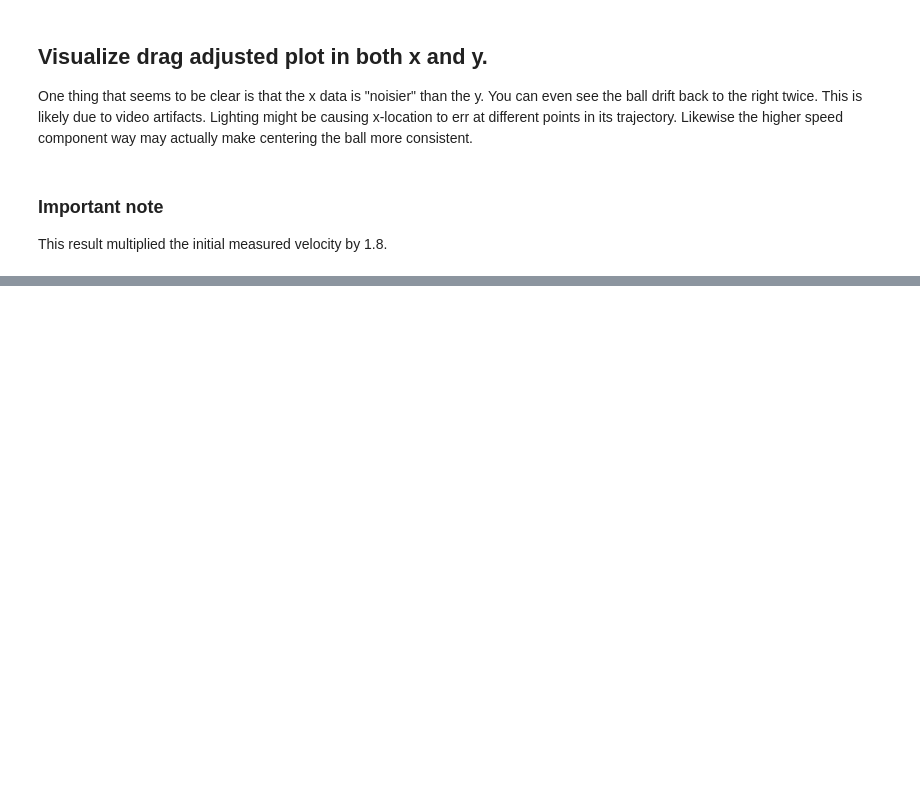
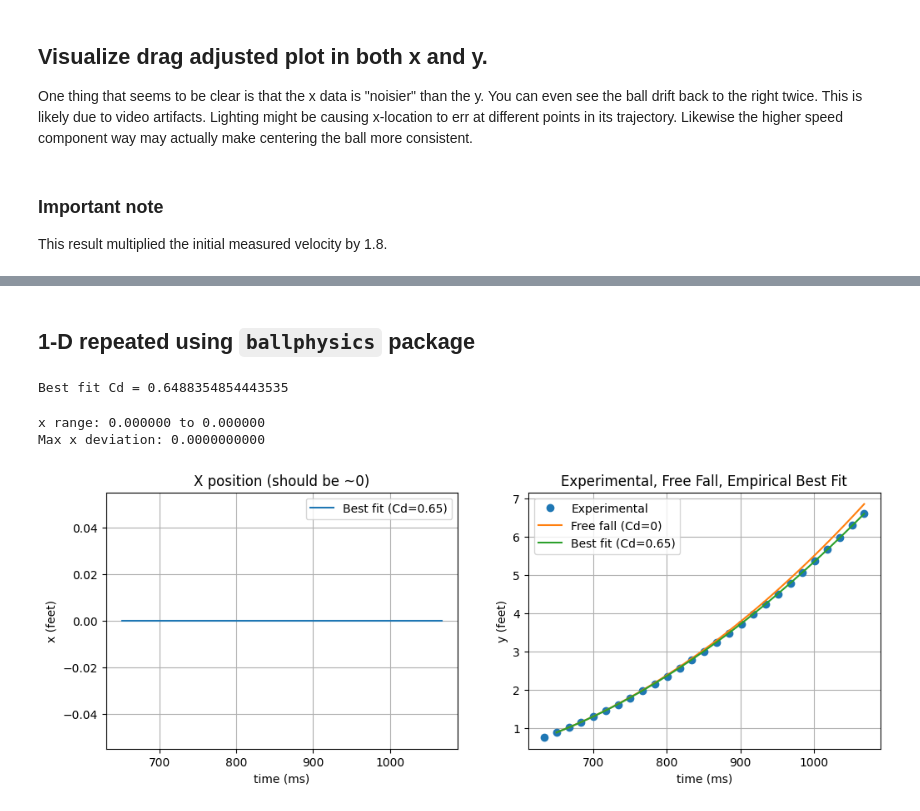
Before and after one commit to fm75/pickleball-data-analysis, a Jupyter notebook: notebooks/coeff-of-drag-compute.ipynb, the cells around one changed output, grey strips where cells are left out. Cells and saved outputs as stored; diff of their text form; code cells hidden in the pictures; blank space fills up the shorter version.

```diff
--- a/notebooks/coeff-of-drag-compute.ipynb
+++ b/notebooks/coeff-of-drag-compute.ipynb
@@ -801,0 +991,2 @@ This result multiplied the initial measured velocity by 1.8.
+# %% [markdown]
+## 1-D repeated using `ballphysics` package
@@ -801,0 +1010,40 @@ This result multiplied the initial measured velocity by 1.8.
+# %%
+# Test 1D case using 2D function
+r0_1d = [0, 0.88]  # x=0, y from your data
+v0_1d = [0, 7.59]  # vx=0, vy from your data
+
+sol_1d_test = simulate_trajectory_2d((t0, t_end), r0_1d, v0_1d, env, ball, Cd=0.65)
+
+result = minimize(cost_function_2d, x0=[0.5], args=(df, r0_1d, v0_1d, env, ball, t0), bounds=[(0, 2)])
+best_Cd = result.x[0]
+print(f"Best fit Cd = {best_Cd}")
+# %% [output]
+Best fit Cd = 0.6488354854443535
+# %%
+# Check if x stays at zero
+print(f"x range: {sol_1d_test.y[0].min():.6f} to {sol_1d_test.y[0].max():.6f}")
+print(f"Max x deviation: {np.abs(sol_1d_test.y[0]).max():.10f}")
+
+ig, (ax1, ax2) = plt.subplots(1, 2, figsize=(12, 4))
+
+# Left plot: x vs time
+ax1.plot(sol_1d_test.t * 1000, sol_1d_test.y[0], '-', label=f'Best fit (Cd={best_Cd:.2f})')
+ax1.set_xlabel('time (ms)')
+ax1.set_ylabel('x (feet)')
+ax1.set_title('X position (should be ~0)')
+ax1.legend()
+ax1.grid(True)
+
+# Right plot: y vs time
+ax2.plot(df['time'], df['y'], 'o', label='Experimental')
+ax2.plot(sol.t * 1000, sol.y[1], '-', label='Free fall (Cd=0)')
+ax2.plot(sol_1d_test.t * 1000, sol_1d_test.y[1], '-', label=f'Best fit (Cd={best_Cd:.2f})')
+ax2.set_xlabel('time (ms)')
+ax2.set_ylabel('y (feet)')
+ax2.set_title('Experimental, Free Fall, Empirical Best Fit')
+ax2.legend()
+ax2.grid(True)
+# %% [output]
+x range: 0.000000 to 0.000000
+Max x deviation: 0.0000000000
+[figure, added]
```
Also changed, not shown: parts of 37 cells of this notebook, 3 other files.
